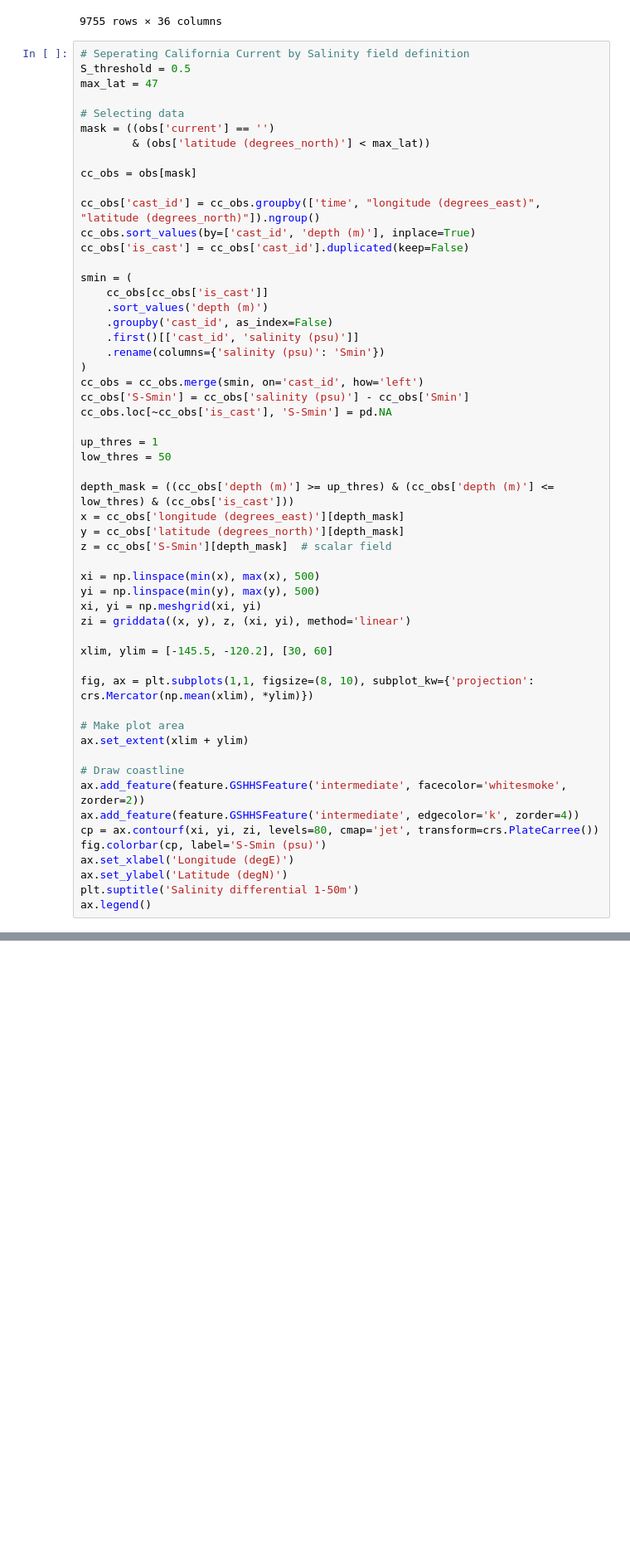
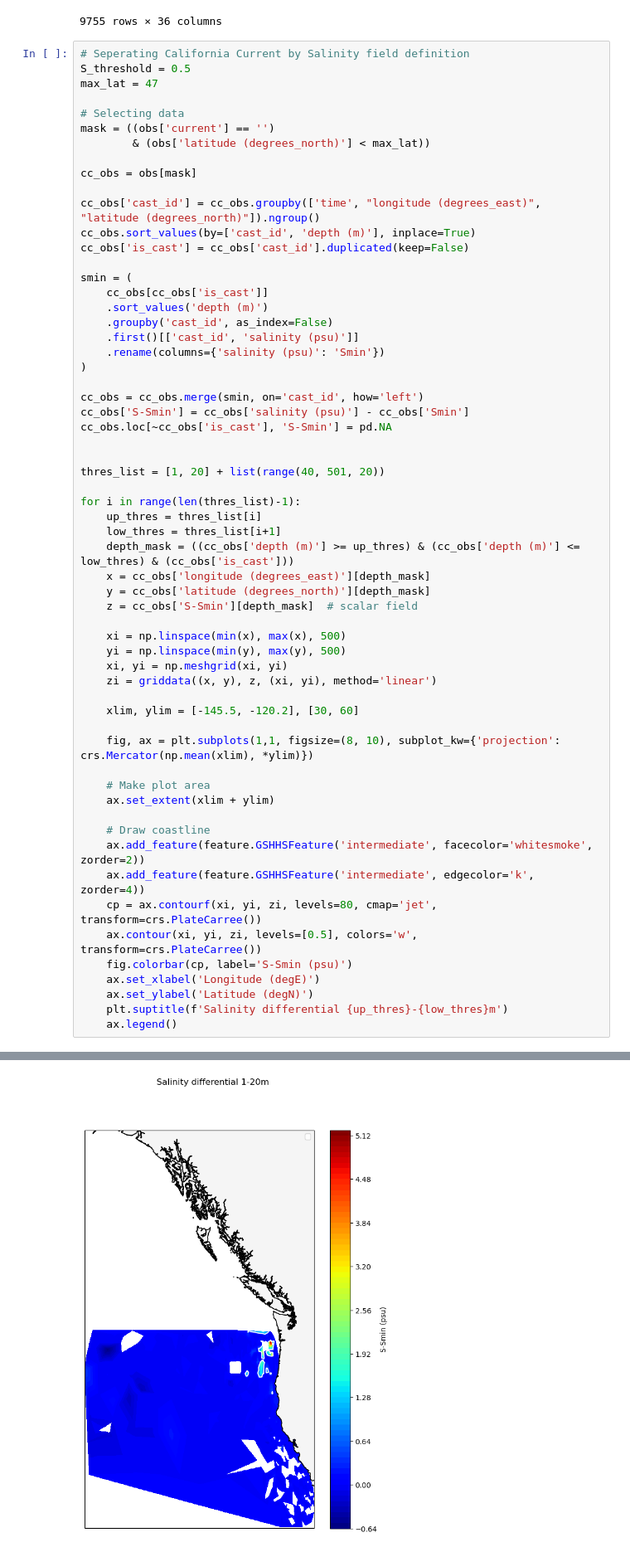
Before and after one commit to SalishSeaCast/analysis-griffon, a Jupyter notebook: notebooks/DefiningCurrentRegions.ipynb, the cells around one changed output, grey strips where cells are left out. Shown at 83% size. Cells and saved outputs as stored; diff of their text form; blank space fills up the shorter version.

```diff
--- a/notebooks/DefiningCurrentRegions.ipynb
+++ b/notebooks/DefiningCurrentRegions.ipynb
@@ -556,53 +556,59 @@ smin = (
     .sort_values('depth (m)')
     .groupby('cast_id', as_index=False)
     .first()[['cast_id', 'salinity (psu)']]
     .rename(columns={'salinity (psu)': 'Smin'})
 )
+
 cc_obs = cc_obs.merge(smin, on='cast_id', how='left')
 cc_obs['S-Smin'] = cc_obs['salinity (psu)'] - cc_obs['Smin']
 cc_obs.loc[~cc_obs['is_cast'], 'S-Smin'] = pd.NA
 
-up_thres = 1
-low_thres = 50
 
-depth_mask = ((cc_obs['depth (m)'] >= up_thres) & (cc_obs['depth (m)'] <= low_thres) & (cc_obs['is_cast']))
-x = cc_obs['longitude (degrees_east)'][depth_mask]
-y = cc_obs['latitude (degrees_north)'][depth_mask]
-z = cc_obs['S-Smin'][depth_mask]  # scalar field
+thres_list = [1, 20] + list(range(40, 501, 20))
 
-xi = np.linspace(min(x), max(x), 500)
-yi = np.linspace(min(y), max(y), 500)
-xi, yi = np.meshgrid(xi, yi)
-zi = griddata((x, y), z, (xi, yi), method='linear')
+for i in range(len(thres_list)-1):
+    up_thres = thres_list[i]
+    low_thres = thres_list[i+1]
+    depth_mask = ((cc_obs['depth (m)'] >= up_thres) & (cc_obs['depth (m)'] <= low_thres) & (cc_obs['is_cast']))
+    x = cc_obs['longitude (degrees_east)'][depth_mask]
+    y = cc_obs['latitude (degrees_north)'][depth_mask]
+    z = cc_obs['S-Smin'][depth_mask]  # scalar field
 
-xlim, ylim = [-145.5, -120.2], [30, 60]
+    xi = np.linspace(min(x), max(x), 500)
+    yi = np.linspace(min(y), max(y), 500)
+    xi, yi = np.meshgrid(xi, yi)
+    zi = griddata((x, y), z, (xi, yi), method='linear')
 
-fig, ax = plt.subplots(1,1, figsize=(8, 10), subplot_kw={'projection': crs.Mercator(np.mean(xlim), *ylim)})
+    xlim, ylim = [-145.5, -120.2], [30, 60]
 
-# Make plot area
-ax.set_extent(xlim + ylim)
+    fig, ax = plt.subplots(1,1, figsize=(8, 10), subplot_kw={'projection': crs.Mercator(np.mean(xlim), *ylim)})
 
-# Draw coastline
-ax.add_feature(feature.GSHHSFeature('intermediate', facecolor='whitesmoke', zorder=2))
-ax.add_feature(feature.GSHHSFeature('intermediate', edgecolor='k', zorder=4))
-cp = ax.contourf(xi, yi, zi, levels=80, cmap='jet', transform=crs.PlateCarree())
-fig.colorbar(cp, label='S-Smin (psu)')
-ax.set_xlabel('Longitude (degE)')
-ax.set_ylabel('Latitude (degN)')
-plt.suptitle('Salinity differential 1-50m')
-ax.legend()
+    # Make plot area
+    ax.set_extent(xlim + ylim)
+
+    # Draw coastline
+    ax.add_feature(feature.GSHHSFeature('intermediate', facecolor='whitesmoke', zorder=2))
+    ax.add_feature(feature.GSHHSFeature('intermediate', edgecolor='k', zorder=4))
+    cp = ax.contourf(xi, yi, zi, levels=80, cmap='jet', transform=crs.PlateCarree())
+    ax.contour(xi, yi, zi, levels=[0.5], colors='w', transform=crs.PlateCarree())
+    fig.colorbar(cp, label='S-Smin (psu)')
+    ax.set_xlabel('Longitude (degE)')
+    ax.set_ylabel('Latitude (degN)')
+    plt.suptitle(f'Salinity differential {up_thres}-{low_thres}m')
+    ax.legend()
 # %% [output]
 A value is trying to be set on a copy of a slice from a DataFrame.
 Try using .loc[row_indexer,col_indexer] = value instead
 
 See the caveats in the documentation: https://pandas.pydata.org/pandas-docs/stable/user_guide/indexing.html#returning-a-view-versus-a-copy
   cc_obs['cast_id'] = cc_obs.groupby(['time', "longitude (degrees_east)", "latitude (degrees_north)"]).ngroup()
 A value is trying to be set on a copy of a slice from a DataFrame
 
 See the caveats in the documentation: https://pandas.pydata.org/pandas-docs/stable/user_guide/indexing.html#returning-a-view-versus-a-copy
   cc_obs.sort_values(by=['cast_id', 'depth (m)'], inplace=True)
 A value is trying to be set on a copy of a slice from a DataFrame.
 Try using .loc[row_indexer,col_indexer] = value instead
 
 See the caveats in the documentation: https://pandas.pydata.org/pandas-docs/stable/user_guide/indexing.html#returning-a-view-versus-a-copy
   cc_obs['is_cast'] = cc_obs['cast_id'].duplicated(keep=False)
+[figure, new version]
```
Also changed, not shown: parts of 4 cells of this notebook, 5 other files.
